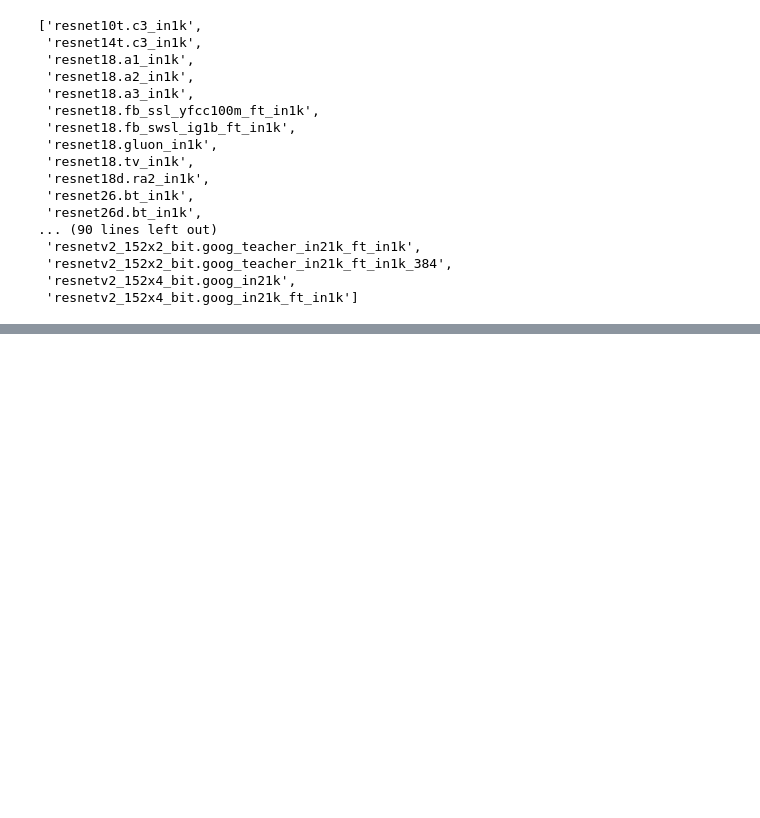
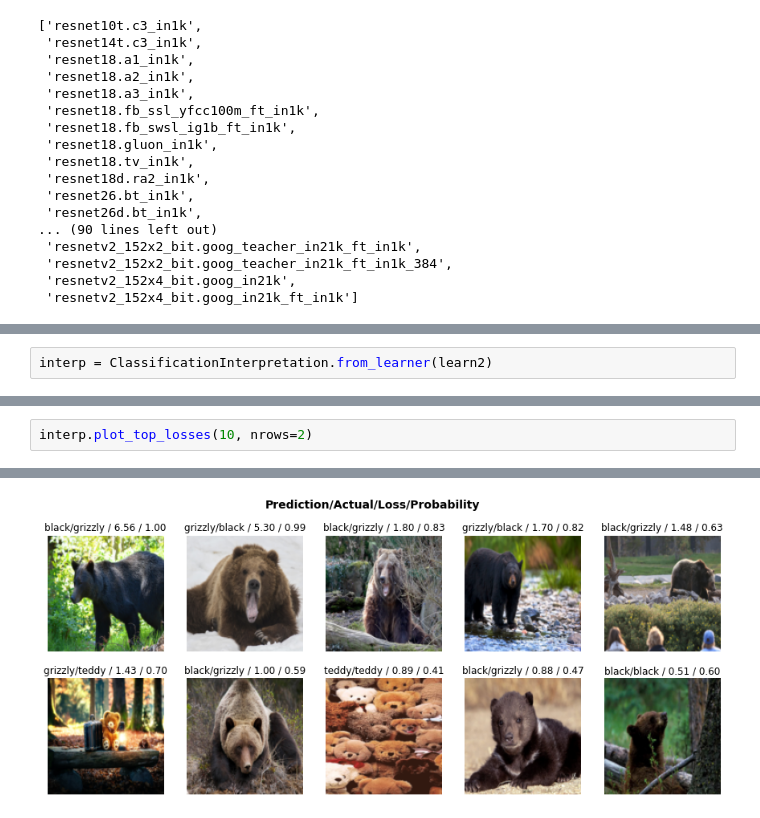
Before and after one commit to jffist/fastai22, a Jupyter notebook: clean/02_2_bears_with_timm.ipynb, the cells around one changed output, grey strips where cells are left out. Drawn from its saved outputs; the diff is of its cells as text; blank space fills up the shorter version.

```diff
--- a/clean/02_2_bears_with_timm.ipynb
+++ b/clean/02_2_bears_with_timm.ipynb
@@ -155,0 +167,2 @@ TypeError: Exception occured in `Recorder` when calling event `after_batch`:
+# %%
+interp = ClassificationInterpretation.from_learner(learn2)
@@ -155,0 +171,3 @@ TypeError: Exception occured in `Recorder` when calling event `after_batch`:
+# %%
+interp.plot_top_losses(10, nrows=2)
+# %% [output]
@@ -155,0 +175 @@ TypeError: Exception occured in `Recorder` when calling event `after_batch`:
+[figure, added]
```
Also changed, not shown: parts of 8 cells of this notebook, 1 other file.
